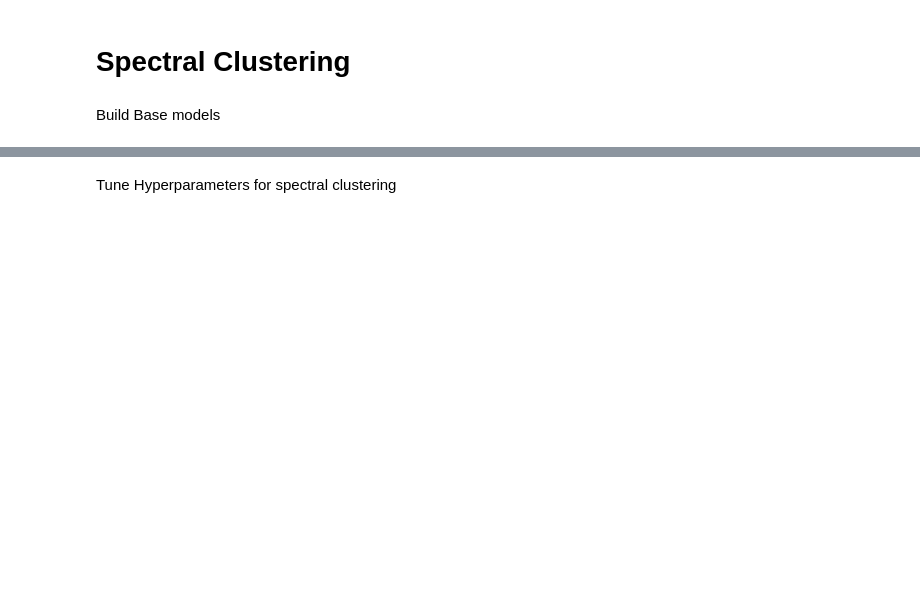
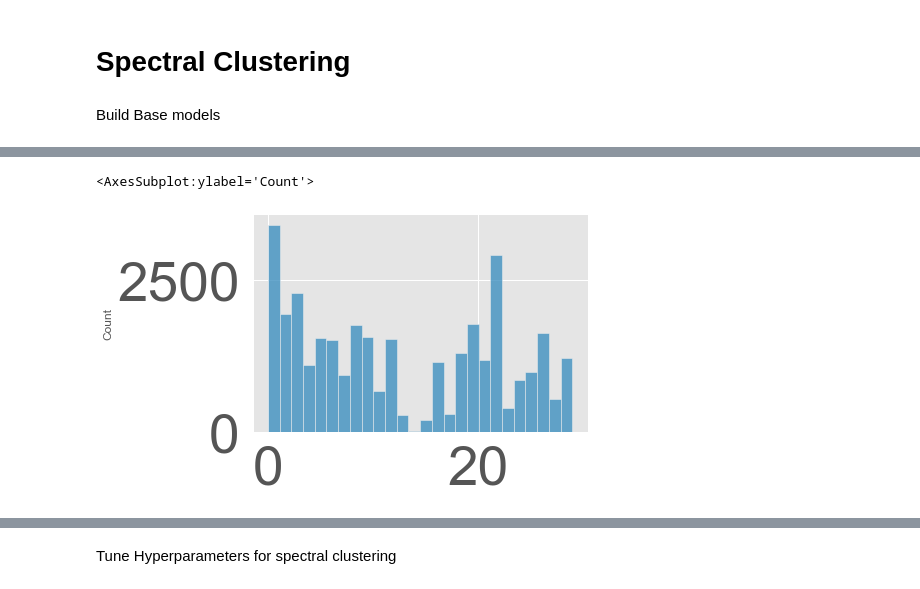
Before and after one commit to rickfontenot/airbnb, a Jupyter notebook: Lab3/Working/lab3_Rick.ipynb, the cells around one changed output, grey strips where cells are left out. Saved outputs shown, nothing was run; the diff lists cells and outputs as text; code cells hidden in the pictures; blank space fills up the shorter version.

```diff
--- a/Lab3/Working/lab3_Rick.ipynb
+++ b/Lab3/Working/lab3_Rick.ipynb
@@ -1292,0 +1312,5 @@ plt.show()
+# %%
+sns.histplot(data=spc.labels_)
+# %% [output]
+<AxesSubplot:ylabel='Count'>
+[figure, added]
```
Also changed, not shown: parts of 25 cells of this notebook.
